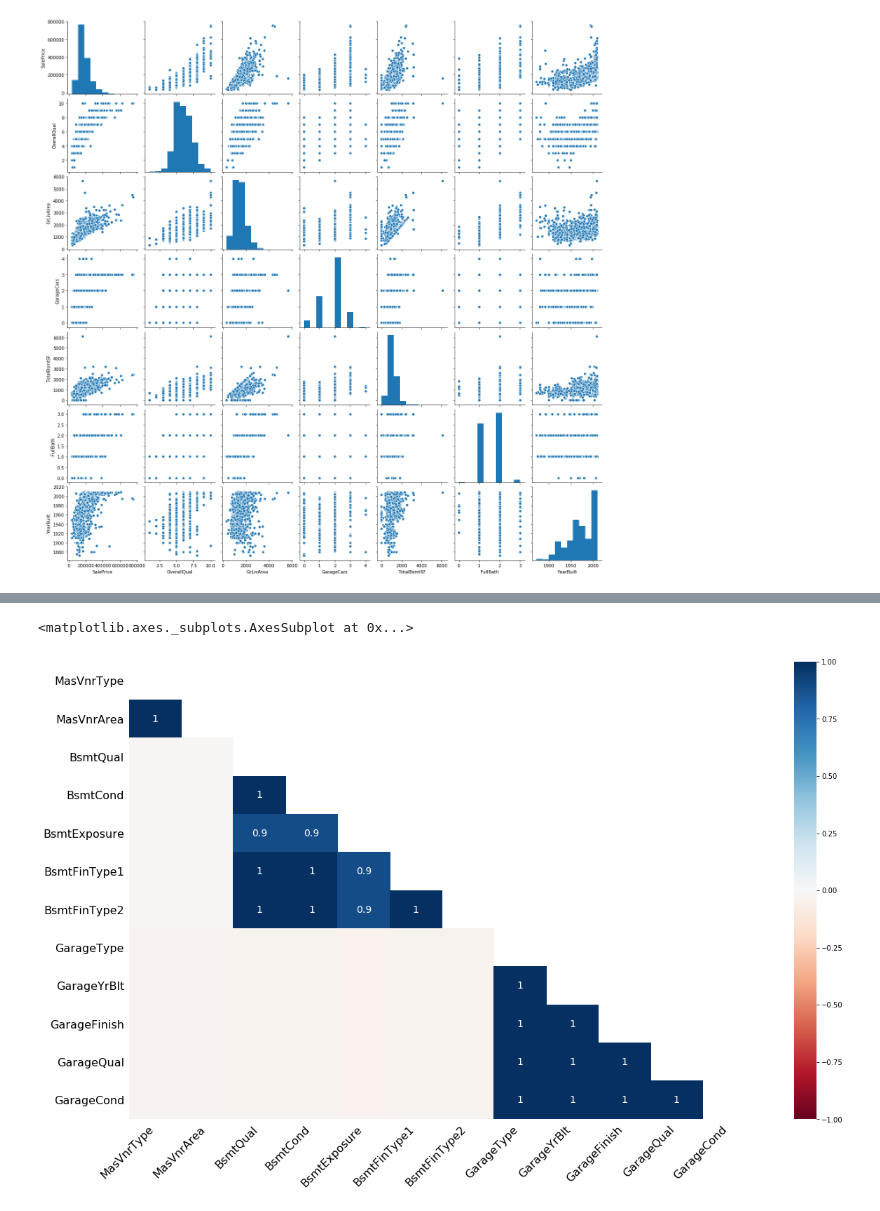
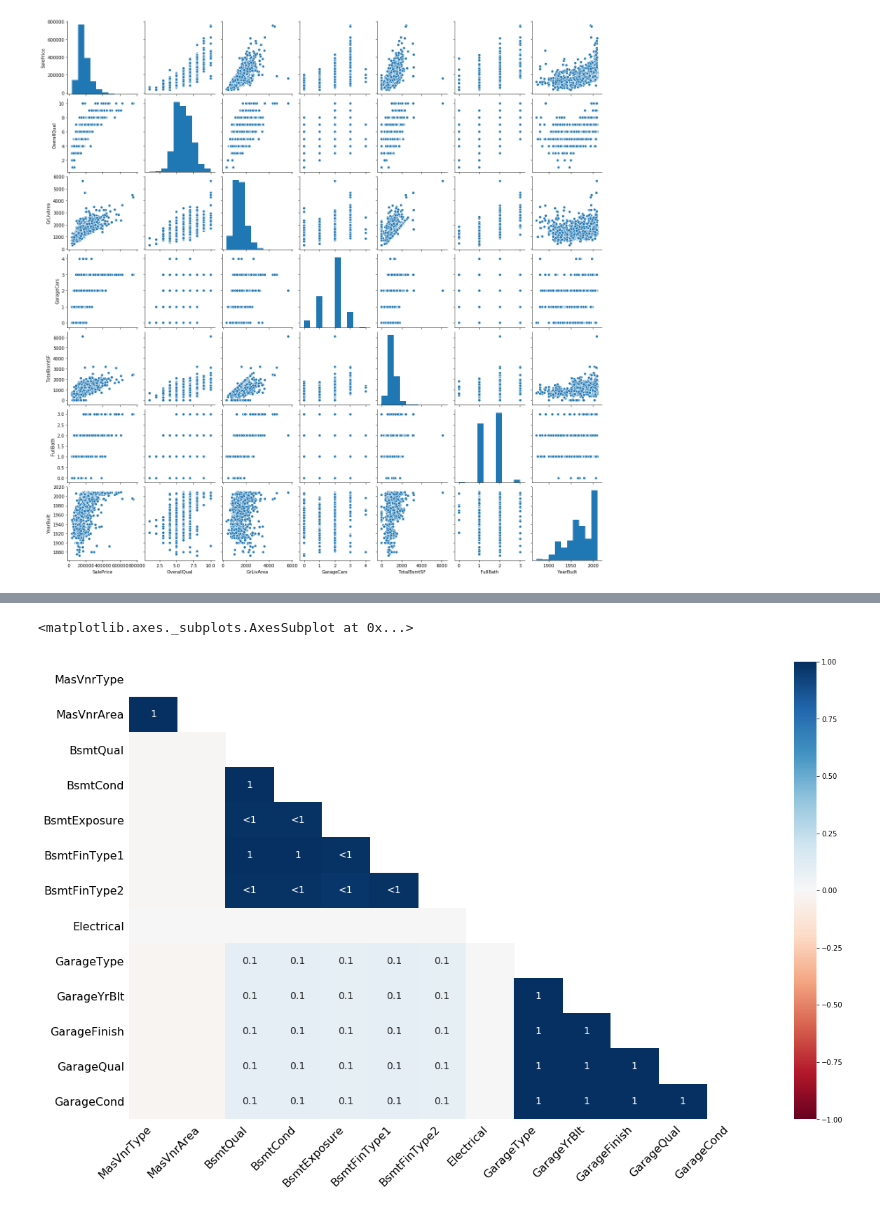
Before and after one commit to MarcoAntonioMontez/HousePrices, a Jupyter notebook: Data-Preprocessing.ipynb, the cells around one changed output, grey strips where cells are left out. Drawn from its saved outputs; the diff is of its cells as text; code cells hidden in the pictures.

```diff
--- a/Data-Preprocessing.ipynb
+++ b/Data-Preprocessing.ipynb
@@ -202,8 +206,8 @@ dtype: float64
-# %%
-msno.heatmap(raw_data.drop(remove_cols,axis=1).sample(250))
-# %% [output]
-<matplotlib.axes._subplots.AxesSubplot at 0x...>
-[figure, removed]
+# %%
+msno.heatmap(pre_data)
+# %% [output]
+<matplotlib.axes._subplots.AxesSubplot at 0x...>
+[figure, added]
 # %%
 # Delete certain columns and decide what to do to the missing variables
 # Normalize the numerical variables, and test for homoscedasticity
```
Also changed, not shown: parts of 20 cells of this notebook, 1 other file.
